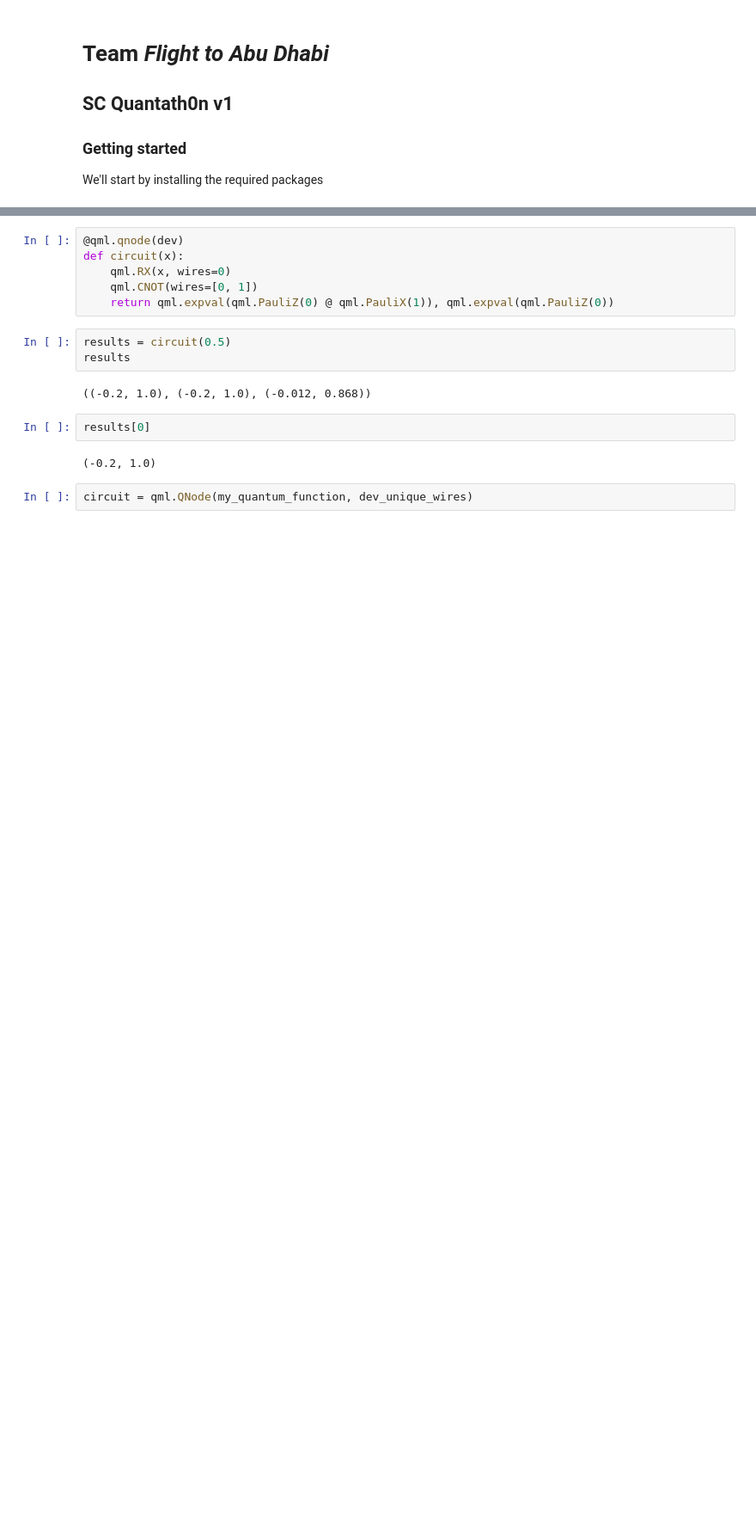
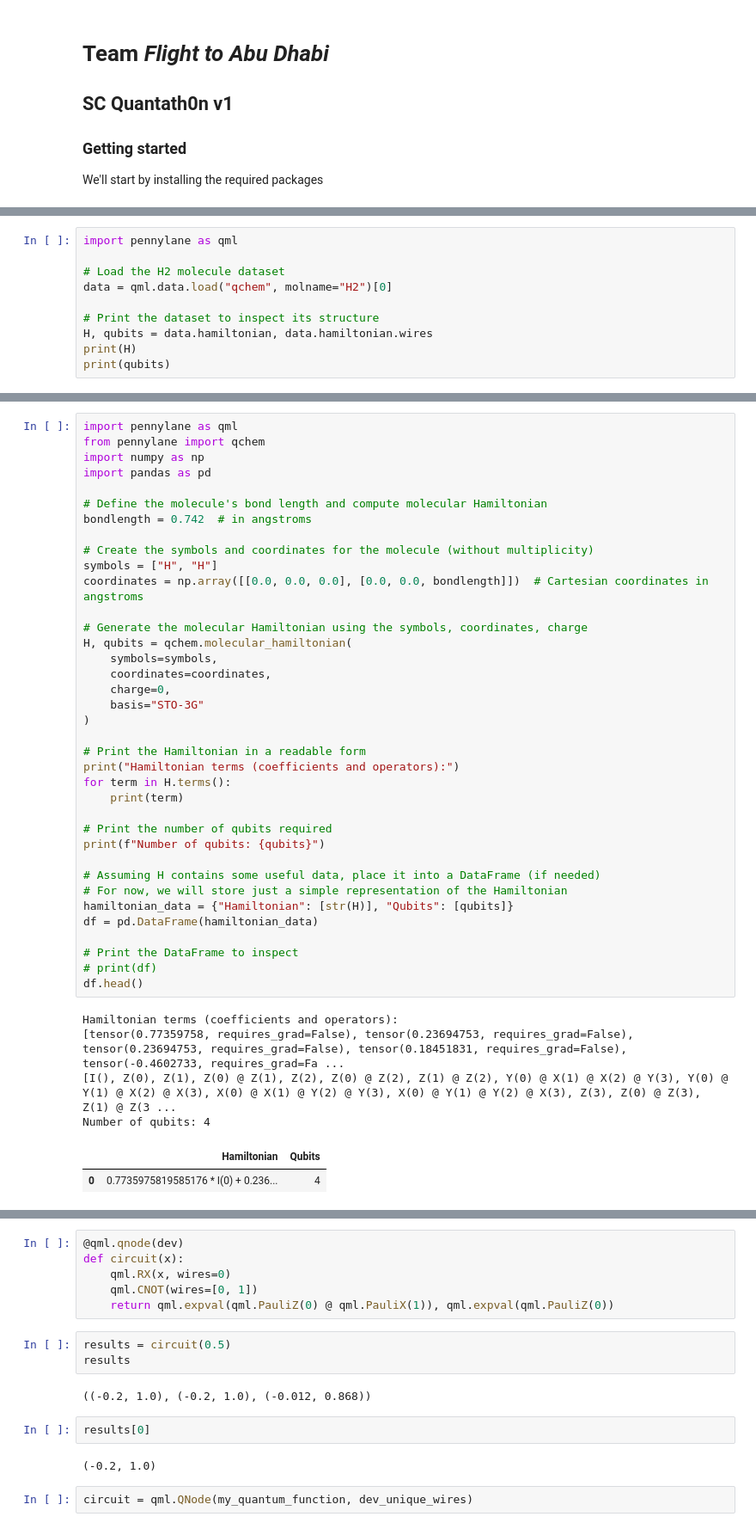
Before and after one commit to Tickets-To-Abu-Dabi/spectral-gap-over-multiple-bond-length, a Jupyter notebook: FlightToAbuDhabi.ipynb, the cells around one changed output, grey strips where cells are left out. Shown: that part at 86% size. Cells and saved outputs as stored; diff of their text form; blank space fills up the shorter version.

```diff
--- a/FlightToAbuDhabi.ipynb
+++ b/FlightToAbuDhabi.ipynb
@@ -27,0 +28,10 @@ Note: you may need to restart the kernel to use updated packages.
+# %%
+import pennylane as qml
+
+# Load the H2 molecule dataset
+data = qml.data.load("qchem", molname="H2")[0]
+
+# Print the dataset to inspect its structure
+H, qubits = data.hamiltonian, data.hamiltonian.wires
+print(H)
+print(qubits)
@@ -27,0 +184,44 @@ Note: you may need to restart the kernel to use updated packages.
+# %%
+import pennylane as qml
+from pennylane import qchem
+import numpy as np
+import pandas as pd
+
+# Define the molecule's bond length and compute molecular Hamiltonian
+bondlength = 0.742  # in angstroms
+
+# Create the symbols and coordinates for the molecule (without multiplicity)
+symbols = ["H", "H"]
+coordinates = np.array([[0.0, 0.0, 0.0], [0.0, 0.0, bondlength]])  # Cartesian coordinates in angstroms
+
+# Generate the molecular Hamiltonian using the symbols, coordinates, charge
+H, qubits = qchem.molecular_hamiltonian(
+    symbols=symbols,
+    coordinates=coordinates,
+    charge=0,
+    basis="STO-3G"
+)
+
+# Print the Hamiltonian in a readable form
+print("Hamiltonian terms (coefficients and operators):")
+for term in H.terms():
+    print(term)
+
+# Print the number of qubits required
+print(f"Number of qubits: {qubits}")
+
+# Assuming H contains some useful data, place it into a DataFrame (if needed)
+# For now, we will store just a simple representation of the Hamiltonian
+hamiltonian_data = {"Hamiltonian": [str(H)], "Qubits": [qubits]}
+df = pd.DataFrame(hamiltonian_data)
+
+# Print the DataFrame to inspect
+# print(df)
+df.head()
+# %% [output]
+Hamiltonian terms (coefficients and operators):
+[tensor(0.77359758, requires_grad=False), tensor(0.23694753, requires_grad=False), tensor(0.23694753, requires_grad=False), tensor(0.18451831, requires_grad=False), tensor(-0.4602733, requires_grad=Fa ...
+[I(), Z(0), Z(1), Z(0) @ Z(1), Z(2), Z(0) @ Z(2), Z(1) @ Z(2), Y(0) @ X(1) @ X(2) @ Y(3), Y(0) @ Y(1) @ X(2) @ X(3), X(0) @ X(1) @ Y(2) @ Y(3), X(0) @ Y(1) @ Y(2) @ X(3), Z(3), Z(0) @ Z(3), Z(1) @ Z(3 ...
+Number of qubits: 4
+|  | Hamiltonian | Qubits |
+| 0 | 0.7735975819585176 * I(0) + 0.236... | 4 |
```
Also changed, not shown: parts of 18 cells of this notebook.
